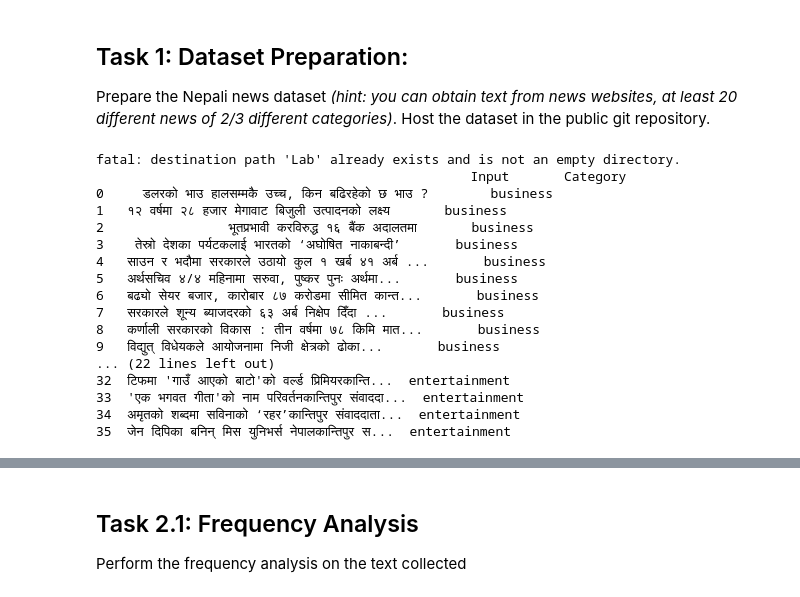
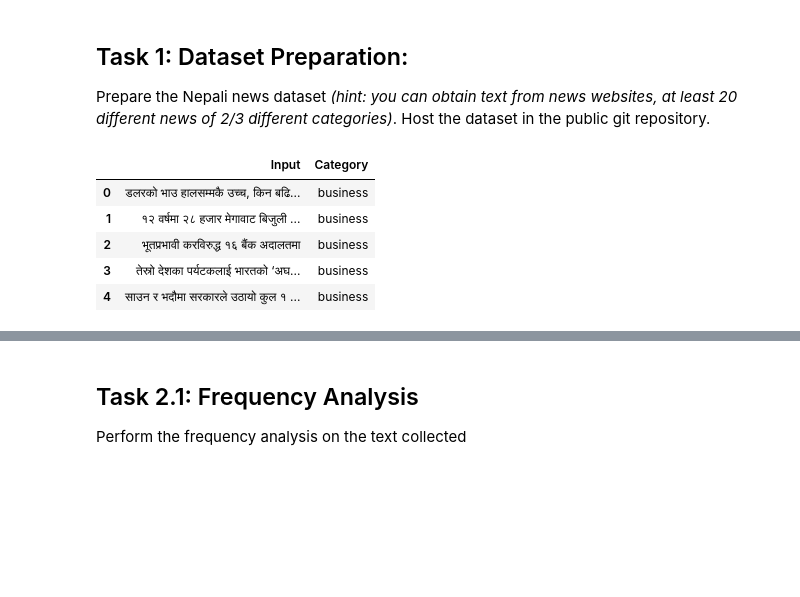
Before and after one commit to rjndra/Lab, a Jupyter notebook: II/NLP/Assignment/Roll_25_NLP_ASSIGNMENT_1.ipynb, the cells around one changed output, grey strips where cells are left out. Drawn from its saved outputs; the diff is of its cells as text; code cells hidden in the pictures; blank space fills up the shorter version.

```diff
--- a/II/NLP/Assignment/Roll_25_NLP_ASSIGNMENT_1.ipynb
+++ b/II/NLP/Assignment/Roll_25_NLP_ASSIGNMENT_1.ipynb
@@ -32,28 +32,21 @@ Prepare the Nepali news dataset *(hint: you can obtain text from news websites,
 # %%
 # Task 1: Dataset Preparation:
 import pandas as pd
-!git clone https://github.com/rjndra/Lab.git
-# Load the dataset
-df = pd.read_csv('Lab/II/NLP/Assignment/nepali_news_dataset.csv')
-print(df)
+
+#Getting the data from github
+github_csv_url = 'https://raw.githubusercontent.com/rjndra/Lab/main/II/NLP/Assignment/nepali_news_dataset.csv'
+
+# Read the CSV file from GitHub into a DataFrame
+df = pd.read_csv(github_csv_url, encoding='utf-8')
+
+df.head()
 # %% [output]
-fatal: destination path 'Lab' already exists and is not an empty directory.
-                                                Input       Category
-0     डलरको भाउ हालसम्मकै उच्च, किन बढिरहेको छ भाउ ?        business
-1   १२ वर्षमा २८ हजार मेगावाट बिजुली उत्पादनको लक्ष्य       business
-2                भूतप्रभावी करविरुद्ध १६ बैंक अदालतमा       business
-3    तेस्रो देशका पर्यटकलाई भारतको ‘अघोषित नाकाबन्दी’       business
-4   साउन र भदौमा सरकारले उठायो कुल १ खर्ब ४१ अर्ब ...       business
-5   अर्थसचिव ४/४ महिनामा सरुवा‚ पुष्कर पुनः अर्थमा...       business
-6   बढ्यो सेयर बजार, कारोबार ८७ करोडमा सीमित कान्त...       business
-7   सरकारले शून्य ब्याजदरको ६३ अर्ब निक्षेप दिँदा ...       business
-8   कर्णाली सरकारको विकास : तीन वर्षमा ७८ किमि मात...       business
-9   विद्युत् विधेयकले आयोजनामा निजी क्षेत्रको ढोका...       business
-... (22 lines left out)
-32  टिफमा 'गाउँ आएको बाटो'को वर्ल्ड प्रिमियरकान्ति...  entertainment
-33  'एक भगवत गीता'को नाम परिवर्तनकान्तिपुर संवाददा...  entertainment
-34  अमृतको शब्दमा सविनाको ‘रहर’कान्तिपुर संवाददाता...  entertainment
-35  जेन दिपिका बनिन् मिस युनिभर्स नेपालकान्तिपुर स...  entertainment
+|  | Input | Category |
+| 0 | डलरको भाउ हालसम्मकै उच्च, किन बढि... | business |
+| 1 | १२ वर्षमा २८ हजार मेगावाट बिजुली ... | business |
+| 2 | भूतप्रभावी करविरुद्ध १६ बैंक अदालतमा | business |
+| 3 | तेस्रो देशका पर्यटकलाई भारतको ‘अघ... | business |
+| 4 | साउन र भदौमा सरकारले उठायो कुल १ ... | business |
 # %%
 done('Task 1')
 # %% [output]
```
Also changed, not shown: parts of 2 cells of this notebook, 20 other files.
